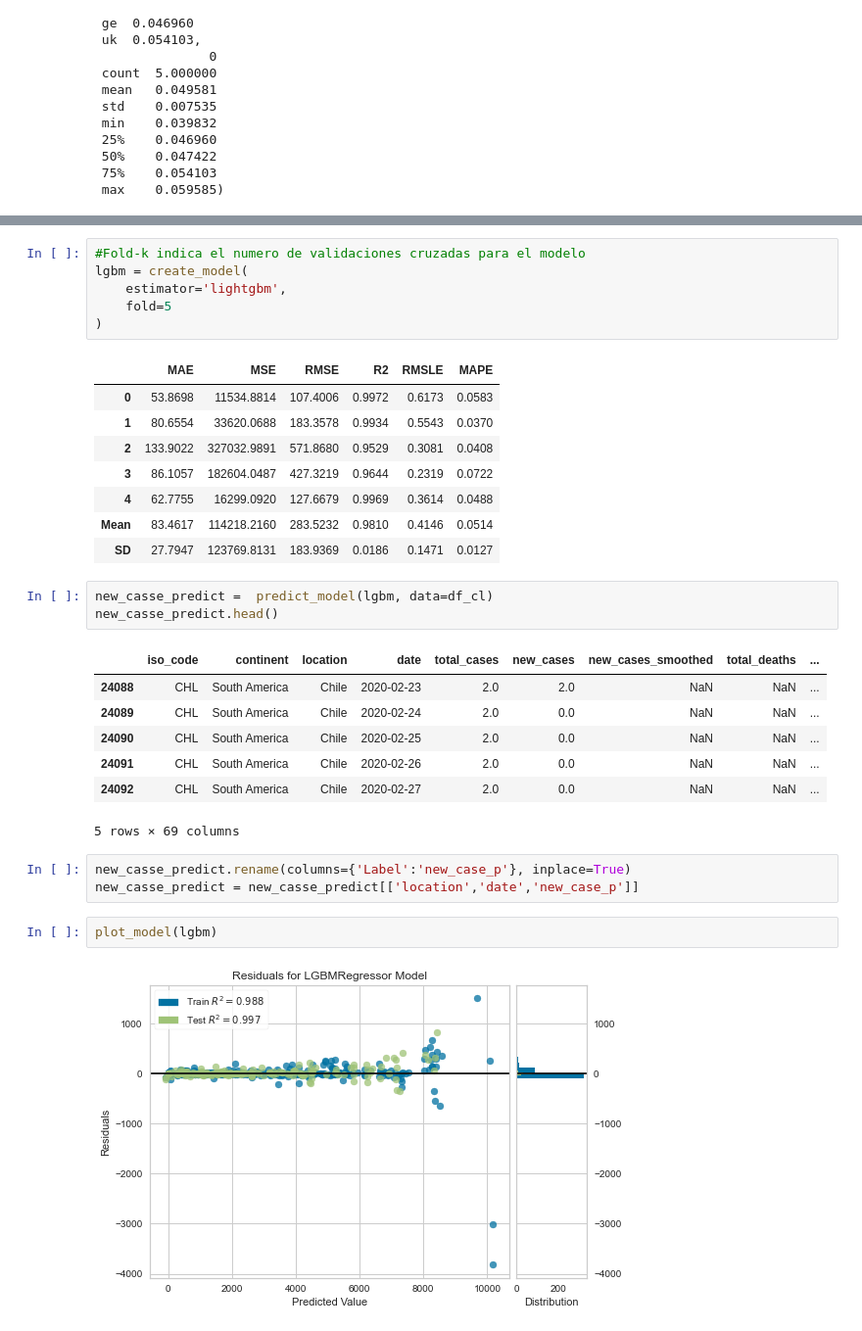
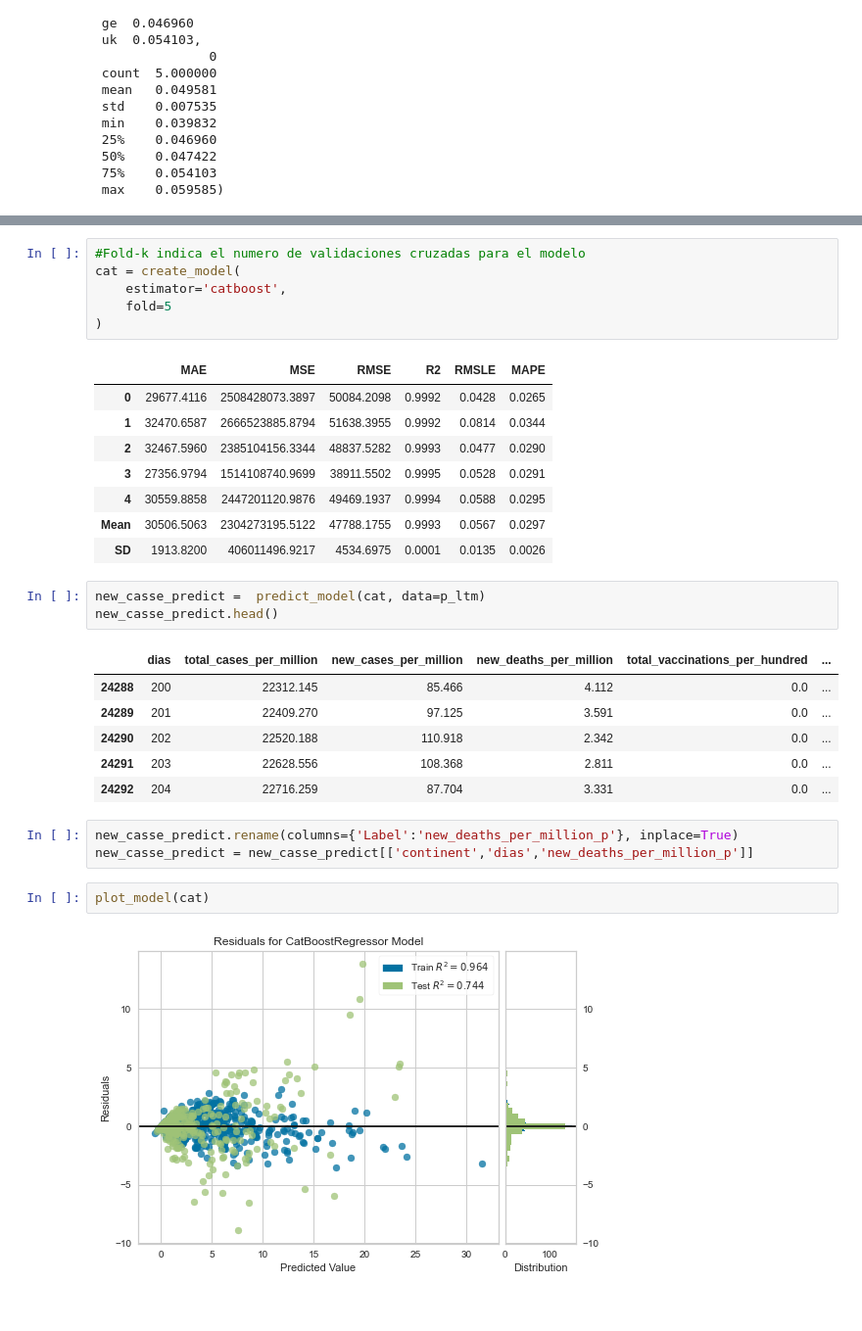
Before and after one commit to leobrandoon/proyectofinal_covid19_LeoGonzalez, a Jupyter notebook: covid19_lego.ipynb, the cells around one changed output, grey strips where cells are left out. Shown at 98% size. Drawn from its saved outputs; the diff is of its cells as text.

```diff
--- a/covid19_lego.ipynb
+++ b/covid19_lego.ipynb
@@ -423,34 +598,33 @@ LinearRegression(copy_X=True, fit_intercept=True, n_jobs=-1, normalize=False)
 # %%
 #Fold-k indica el numero de validaciones cruzadas para el modelo
-lgbm = create_model(
-    estimator='lightgbm',
+cat = create_model(
+    estimator='catboost',
     fold=5
 )
 # %% [output]
 |  | MAE | MSE | RMSE | R2 | RMSLE | MAPE |
-| 0 | 53.8698 | 11534.8814 | 107.4006 | 0.9972 | 0.6173 | 0.0583 |
-| 1 | 80.6554 | 33620.0688 | 183.3578 | 0.9934 | 0.5543 | 0.0370 |
-| 2 | 133.9022 | 327032.9891 | 571.8680 | 0.9529 | 0.3081 | 0.0408 |
-| 3 | 86.1057 | 182604.0487 | 427.3219 | 0.9644 | 0.2319 | 0.0722 |
-| 4 | 62.7755 | 16299.0920 | 127.6679 | 0.9969 | 0.3614 | 0.0488 |
-| Mean | 83.4617 | 114218.2160 | 283.5232 | 0.9810 | 0.4146 | 0.0514 |
-| SD | 27.7947 | 123769.8131 | 183.9369 | 0.0186 | 0.1471 | 0.0127 |
+| 0 | 29677.4116 | 2508428073.3897 | 50084.2098 | 0.9992 | 0.0428 | 0.0265 |
+| 1 | 32470.6587 | 2666523885.8794 | 51638.3955 | 0.9992 | 0.0814 | 0.0344 |
+| 2 | 32467.5960 | 2385104156.3344 | 48837.5282 | 0.9993 | 0.0477 | 0.0290 |
+| 3 | 27356.9794 | 1514108740.9699 | 38911.5502 | 0.9995 | 0.0528 | 0.0291 |
+| 4 | 30559.8858 | 2447201120.9876 | 49469.1937 | 0.9994 | 0.0588 | 0.0295 |
+| Mean | 30506.5063 | 2304273195.5122 | 47788.1755 | 0.9993 | 0.0567 | 0.0297 |
+| SD | 1913.8200 | 406011496.9217 | 4534.6975 | 0.0001 | 0.0135 | 0.0026 |
 # %%
-new_casse_predict =  predict_model(lgbm, data=df_cl)
+new_casse_predict =  predict_model(cat, data=p_ltm)
 new_casse_predict.head()
 # %% [output]
-|  | iso_code | continent | location | date | total_cases | new_cases | new_cases_smoothed | total_deaths | ... |
-| 24088 | CHL | South America | Chile | 2020-02-23 | 2.0 | 2.0 | NaN | NaN | ... |
-| 24089 | CHL | South America | Chile | 2020-02-24 | 2.0 | 0.0 | NaN | NaN | ... |
-| 24090 | CHL | South America | Chile | 2020-02-25 | 2.0 | 0.0 | NaN | NaN | ... |
-| 24091 | CHL | South America | Chile | 2020-02-26 | 2.0 | 0.0 | NaN | NaN | ... |
-| 24092 | CHL | South America | Chile | 2020-02-27 | 2.0 | 0.0 | NaN | NaN | ... |
+|  | dias | total_cases_per_million | new_cases_per_million | new_deaths_per_million | total_vaccinations_per_hundred | ... |
+| 24288 | 200 | 22312.145 | 85.466 | 4.112 | 0.0 | ... |
+| 24289 | 201 | 22409.270 | 97.125 | 3.591 | 0.0 | ... |
+| 24290 | 202 | 22520.188 | 110.918 | 2.342 | 0.0 | ... |
+| 24291 | 203 | 22628.556 | 108.368 | 2.811 | 0.0 | ... |
+| 24292 | 204 | 22716.259 | 87.704 | 3.331 | 0.0 | ... |
-5 rows × 69 columns
 # %%
-new_casse_predict.rename(columns={'Label':'new_case_p'}, inplace=True)
-new_casse_predict = new_casse_predict[['location','date','new_case_p']]
+new_casse_predict.rename(columns={'Label':'new_deaths_per_million_p'}, inplace=True)
+new_casse_predict = new_casse_predict[['continent','dias','new_deaths_per_million_p']]
 # %%
-plot_model(lgbm)
+plot_model(cat)
 # %% [output]
-[figure, old version]
+[figure, new version]
 # %%
```
Also changed, not shown: parts of 50 cells of this notebook.
